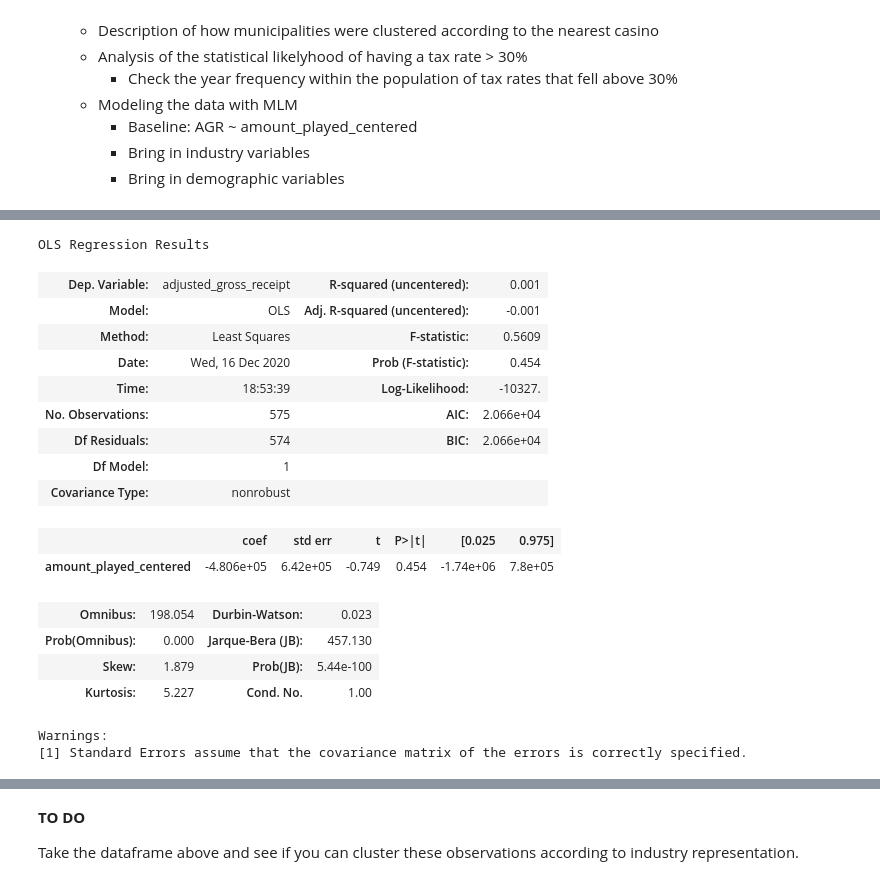
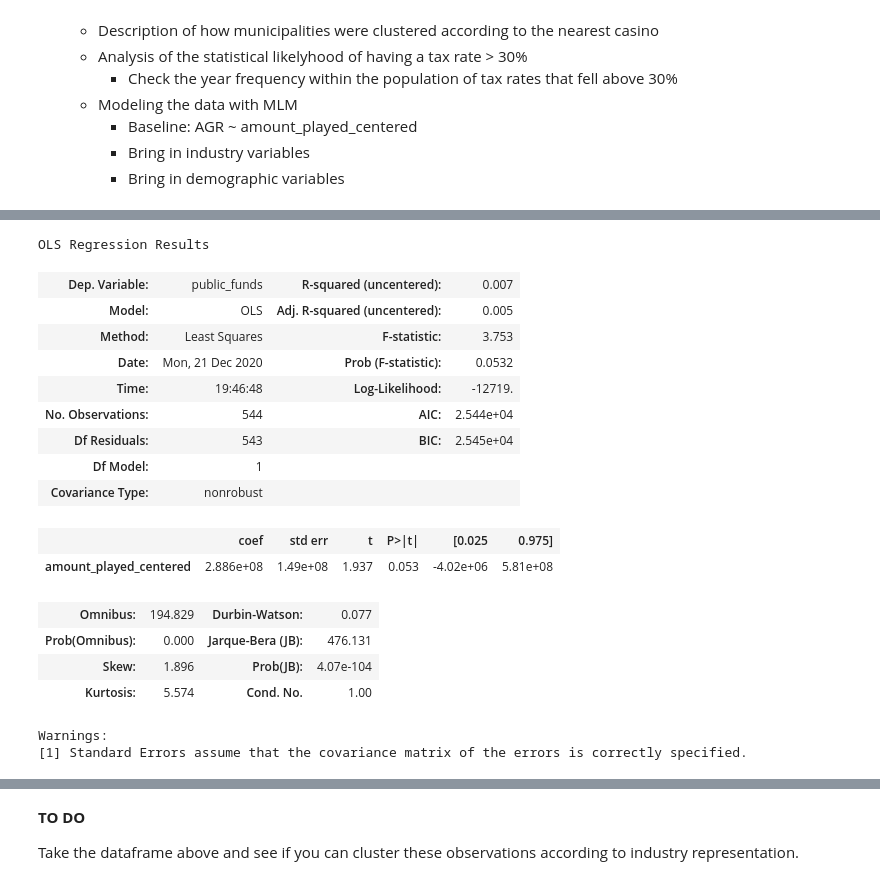
Before and after one commit to joelsewhere/illinois-gaming, a Jupyter notebook: notebooks/eda.ipynb, the cells around one changed output, grey strips where cells are left out. Cells and saved outputs as stored; diff of their text form; code cells hidden in the pictures.

```diff
--- a/notebooks/eda.ipynb
+++ b/notebooks/eda.ipynb
@@ -244,0 +264,2 @@ df = query(q)
+# %%
+df[df.nearest_casino == '777 Jumer Dr, Rock Island, IL 61201'].set_index('year').agr.plot()
@@ -322,3 +281,0 @@ for casino in casino_revenue:
-# %%
-df.set_index('date', inplace = True)
-nearest_casino_groups = df.groupby(['nearest_casino', pd.Grouper(freq='M')]).sum().reset_index()
@@ -342,20 +282,3 @@ for casino in casinos:
 # %%
 def subplot_map(idx, columns):
     return (idx//columns, idx%columns)
-# %%
-shape = (2,4)
-fig, axes = plt.subplots(*shape, figsize=(10,6))
-
-for idx in range(len(casinos)):
-    row, column = subplot_map(idx, shape[1])
-    casino  = casinos[idx]
-    dataframe = casino_tables[casino]
-    x = dataframe.amount_played
-    y = dataframe.adjusted_gross_receipt
-    hline = dataframe.total_population_estimatetotal.mean()
-    axes[row, column].scatter(x,y, color='green' if list(y)[-1] > list(y)[0] else 'red')
-#     axes[row,column].hlines(hline, x.min(), x.max())
-    title = casino.split(',')
-    title = title[1] + ', ' + title[2][:3]
-    axes[row, column].set_title(title)
-fig.tight_layout()
@@ -385,19 +323,11 @@ OLS Regression Results
 Warnings:
 [1] Standard Errors assume that the covariance matrix of the errors is correctly specified.
 # %%
-nearest_casino_groups['amount_played_centered'] = nearest_casino_groups\
+df['amount_played_centered'] = df\
                                                 .groupby("nearest_casino")["amount_played"]\
                                                 .transform(lambda x: (x - x.mean())/x.std())
 
-nearest_casino_groups['population_centered'] = nearest_casino_groups\
+
+df['population_centered'] = df\
                                             .groupby('nearest_casino')['total_population_estimatetotal']\
                                             .transform(lambda x: (x-x.mean())/x.std())
-
-
-
-model = sm.MixedLM.from_formula('adjusted_gross_receipt ~ amount_played_centered',
-                        groups='nearest_casino',
-                        data=nearest_casino_groups)
-
-results = model.fit()
-results.summary()
@@ -415,23 +334,23 @@ results.summary()
 # %%
-model = sm.OLS(nearest_casino_groups.adjusted_gross_receipt, nearest_casino_groups.amount_played_centered).fit()
+model = sm.OLS(df.public_funds, df.amount_played_centered).fit()
 
 model.summary()
 # %% [output]
 OLS Regression Results
-| Dep. Variable: | adjusted_gross_receipt | R-squared (uncentered): | 0.001 |
-| Model: | OLS | Adj. R-squared (uncentered): | -0.001 |
-| Method: | Least Squares | F-statistic: | 0.5609 |
-| Date: | Wed, 16 Dec 2020 | Prob (F-statistic): | 0.454 |
-| Time: | 18:53:39 | Log-Likelihood: | -10327. |
-| No. Observations: | 575 | AIC: | 2.066e+04 |
-| Df Residuals: | 574 | BIC: | 2.066e+04 |
+| Dep. Variable: | public_funds | R-squared (uncentered): | 0.007 |
+| Model: | OLS | Adj. R-squared (uncentered): | 0.005 |
+| Method: | Least Squares | F-statistic: | 3.753 |
+| Date: | Mon, 21 Dec 2020 | Prob (F-statistic): | 0.0532 |
+| Time: | 19:46:48 | Log-Likelihood: | -12719. |
+| No. Observations: | 544 | AIC: | 2.544e+04 |
+| Df Residuals: | 543 | BIC: | 2.545e+04 |
 | Df Model: | 1 |  |  |
 | Covariance Type: | nonrobust |  |  |
 |  | coef | std err | t | P>|t| | [0.025 | 0.975] |
-| amount_played_centered | -4.806e+05 | 6.42e+05 | -0.749 | 0.454 | -1.74e+06 | 7.8e+05 |
+| amount_played_centered | 2.886e+08 | 1.49e+08 | 1.937 | 0.053 | -4.02e+06 | 5.81e+08 |
-| Omnibus: | 198.054 | Durbin-Watson: | 0.023 |
-| Prob(Omnibus): | 0.000 | Jarque-Bera (JB): | 457.130 |
-| Skew: | 1.879 | Prob(JB): | 5.44e-100 |
-| Kurtosis: | 5.227 | Cond. No. | 1.00 |
+| Omnibus: | 194.829 | Durbin-Watson: | 0.077 |
+| Prob(Omnibus): | 0.000 | Jarque-Bera (JB): | 476.131 |
+| Skew: | 1.896 | Prob(JB): | 4.07e-104 |
+| Kurtosis: | 5.574 | Cond. No. | 1.00 |
 Warnings:
 [1] Standard Errors assume that the covariance matrix of the errors is correctly specified.
```
Also changed, not shown: parts of 53 cells of this notebook, 2 other files.
